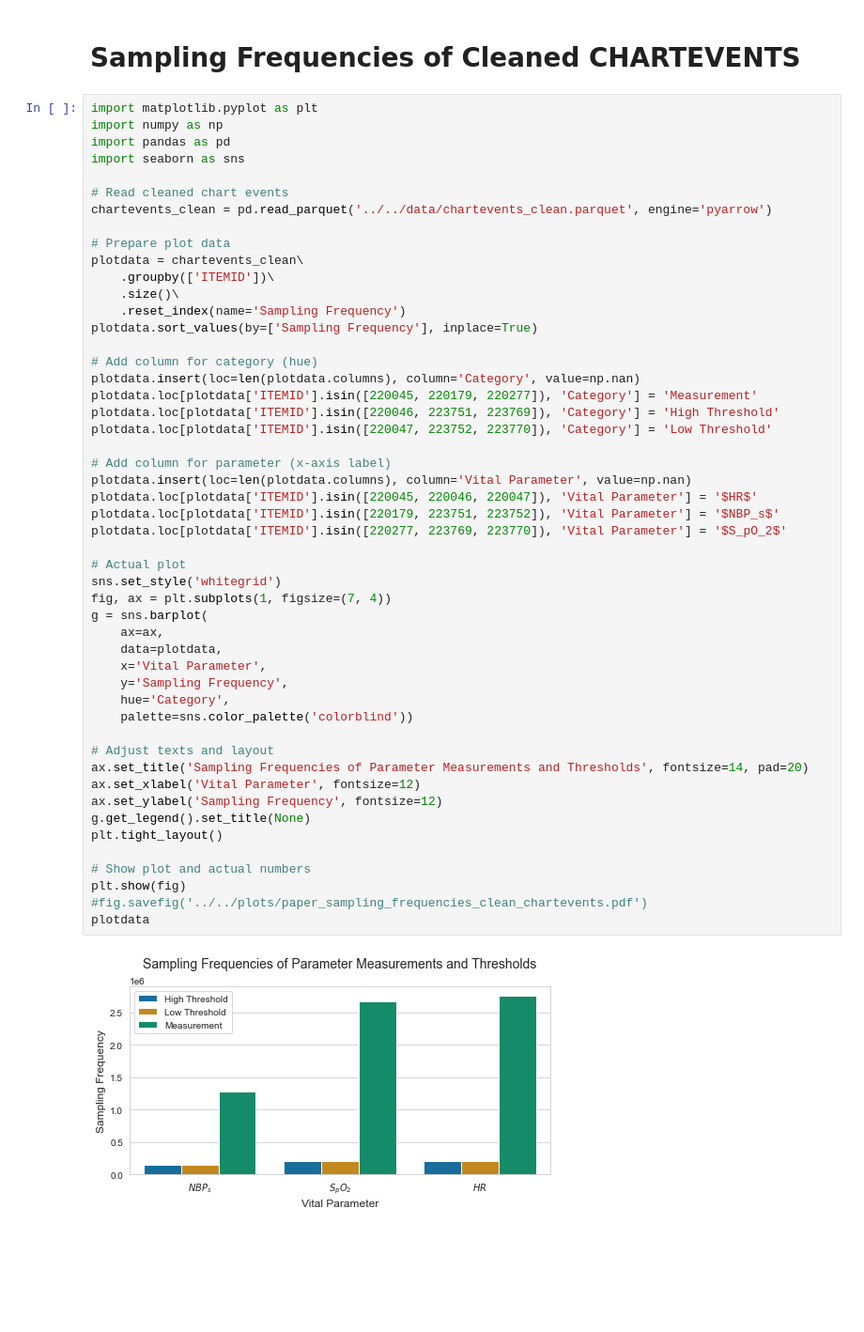
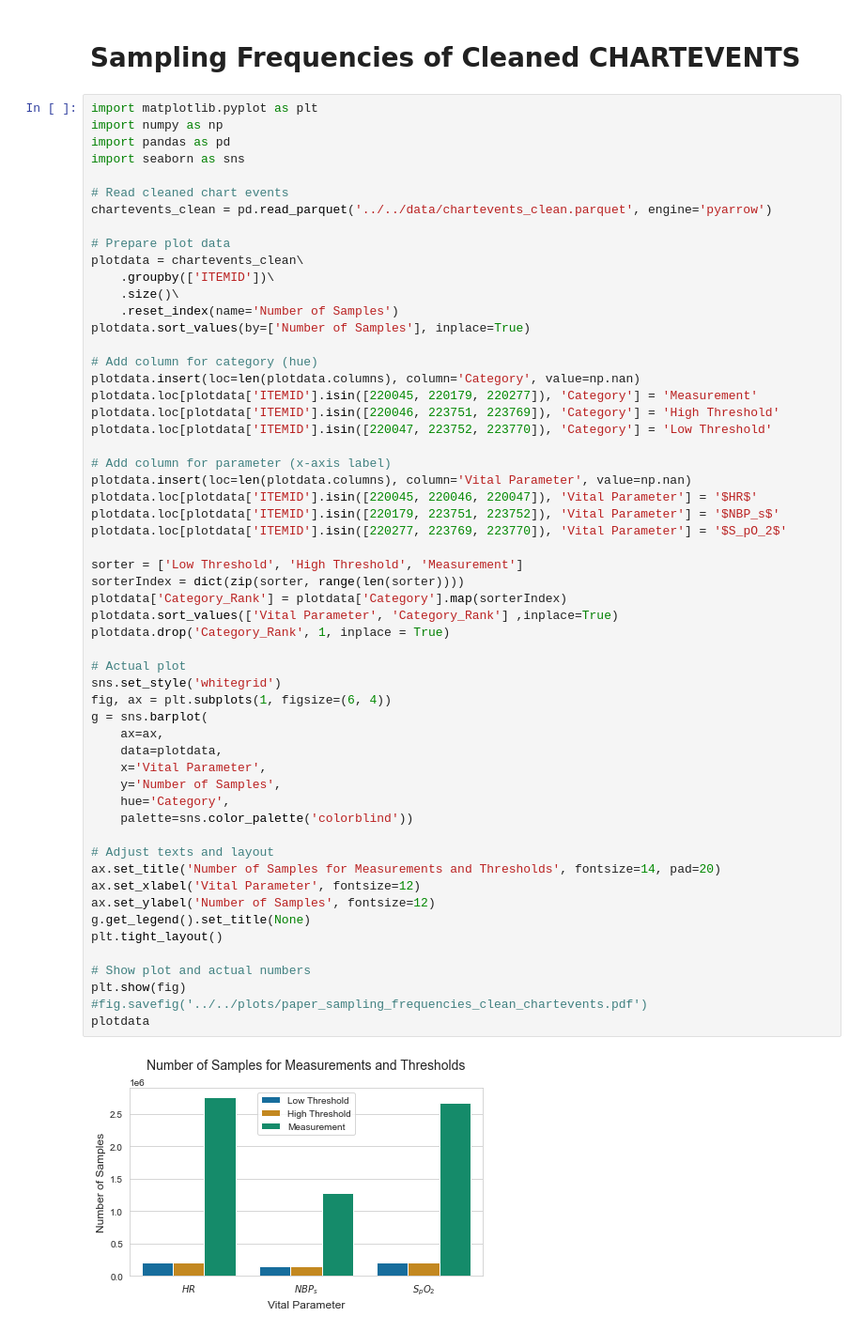
Before and after one commit to denise97/dhl2021, a Jupyter notebook: paper_visualizations/sampling_frequencies.ipynb, the cells around one changed output. Shown at 94% size. Saved outputs shown, nothing was run; the diff lists cells and outputs as text; blank space fills up the shorter version.

Commit message:
minor changes in plots

```diff
--- a/paper_visualizations/sampling_frequencies.ipynb
+++ b/paper_visualizations/sampling_frequencies.ipynb
@@ -13,42 +13,48 @@ chartevents_clean = pd.read_parquet('../../data/chartevents_clean.parquet', engi
 plotdata = chartevents_clean\
     .groupby(['ITEMID'])\
     .size()\
-    .reset_index(name='Sampling Frequency')
-plotdata.sort_values(by=['Sampling Frequency'], inplace=True)
+    .reset_index(name='Number of Samples')
+plotdata.sort_values(by=['Number of Samples'], inplace=True)
 
 # Add column for category (hue)
 plotdata.insert(loc=len(plotdata.columns), column='Category', value=np.nan)
 plotdata.loc[plotdata['ITEMID'].isin([220045, 220179, 220277]), 'Category'] = 'Measurement'
 plotdata.loc[plotdata['ITEMID'].isin([220046, 223751, 223769]), 'Category'] = 'High Threshold'
 plotdata.loc[plotdata['ITEMID'].isin([220047, 223752, 223770]), 'Category'] = 'Low Threshold'
 
 # Add column for parameter (x-axis label)
 plotdata.insert(loc=len(plotdata.columns), column='Vital Parameter', value=np.nan)
 plotdata.loc[plotdata['ITEMID'].isin([220045, 220046, 220047]), 'Vital Parameter'] = '$HR$'
 plotdata.loc[plotdata['ITEMID'].isin([220179, 223751, 223752]), 'Vital Parameter'] = '$NBP_s$'
 plotdata.loc[plotdata['ITEMID'].isin([220277, 223769, 223770]), 'Vital Parameter'] = '$S_pO_2$'
 
+sorter = ['Low Threshold', 'High Threshold', 'Measurement']
+sorterIndex = dict(zip(sorter, range(len(sorter))))
+plotdata['Category_Rank'] = plotdata['Category'].map(sorterIndex)
+plotdata.sort_values(['Vital Parameter', 'Category_Rank'] ,inplace=True)
+plotdata.drop('Category_Rank', 1, inplace = True)
+
 # Actual plot
 sns.set_style('whitegrid')
-fig, ax = plt.subplots(1, figsize=(7, 4))
+fig, ax = plt.subplots(1, figsize=(6, 4))
 g = sns.barplot(
     ax=ax,
     data=plotdata,
     x='Vital Parameter',
-    y='Sampling Frequency',
+    y='Number of Samples',
     hue='Category',
     palette=sns.color_palette('colorblind'))
 
 # Adjust texts and layout
-ax.set_title('Sampling Frequencies of Parameter Measurements and Thresholds', fontsize=14, pad=20)
+ax.set_title('Number of Samples for Measurements and Thresholds', fontsize=14, pad=20)
 ax.set_xlabel('Vital Parameter', fontsize=12)
-ax.set_ylabel('Sampling Frequency', fontsize=12)
+ax.set_ylabel('Number of Samples', fontsize=12)
 g.get_legend().set_title(None)
 plt.tight_layout()
 
 # Show plot and actual numbers
 plt.show(fig)
 #fig.savefig('../../plots/paper_sampling_frequencies_clean_chartevents.pdf')
 plotdata
 # %% [output]
-[figure, old version]
+[figure, new version]
```
Also changed, not shown: parts of 1 cell of this notebook, 2 other files.
